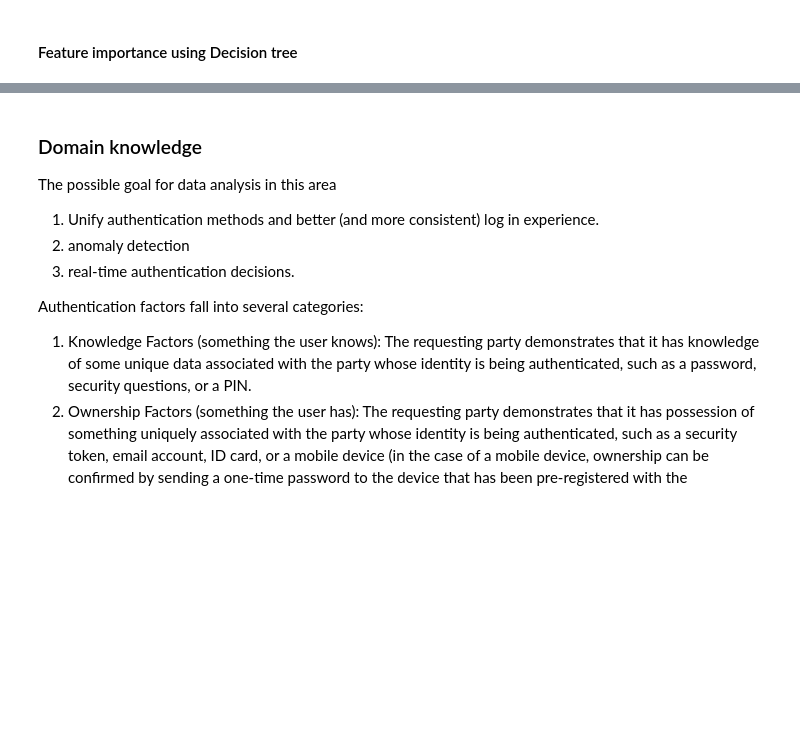
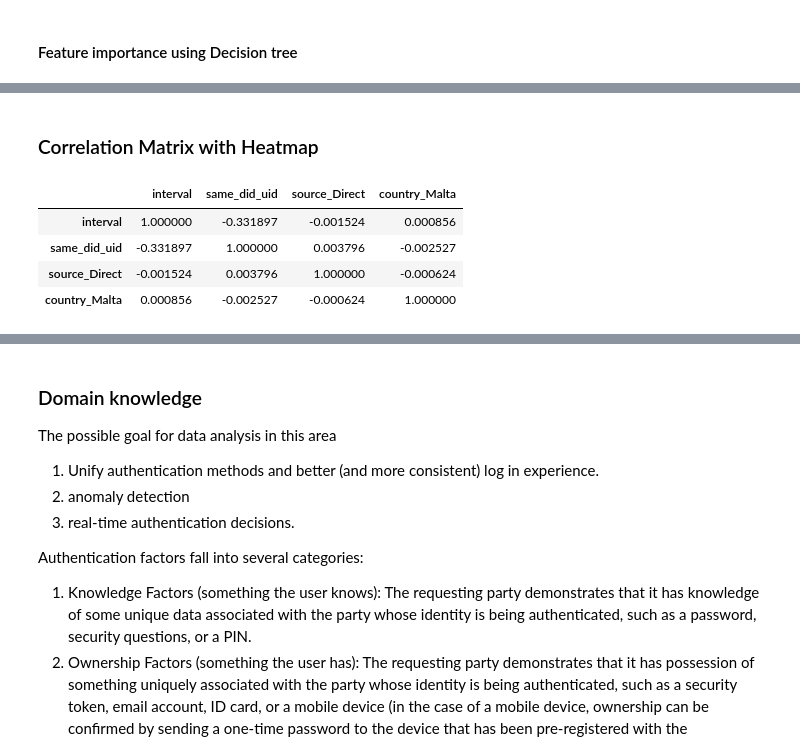
Before and after one commit to crazywiden/Leetcode_daily_submit, a Jupyter notebook: 20e/Identifying Fraudulent Activities.ipynb, the cells around one changed output, grey strips where cells are left out. Cells and saved outputs as stored; diff of their text form; code cells hidden in the pictures; blank space fills up the shorter version.

```diff
--- a/20e/Identifying Fraudulent Activities.ipynb
+++ b/20e/Identifying Fraudulent Activities.ipynb
@@ -378,0 +416,11 @@ f_imp[f_imp['importance']>0]
+# %% [markdown]
+### Correlation Matrix with Heatmap
+# %%
+dt1 = dt[['interval','same_did_uid','source_Direct','country_Malta']]
+dt1.corr()
+# %% [output]
+|  | interval | same_did_uid | source_Direct | country_Malta |
+| interval | 1.000000 | -0.331897 | -0.001524 | 0.000856 |
+| same_did_uid | -0.331897 | 1.000000 | 0.003796 | -0.002527 |
+| source_Direct | -0.001524 | 0.003796 | 1.000000 | -0.000624 |
+| country_Malta | 0.000856 | -0.002527 | -0.000624 | 1.000000 |
```
Also changed, not shown: parts of 23 cells of this notebook.
